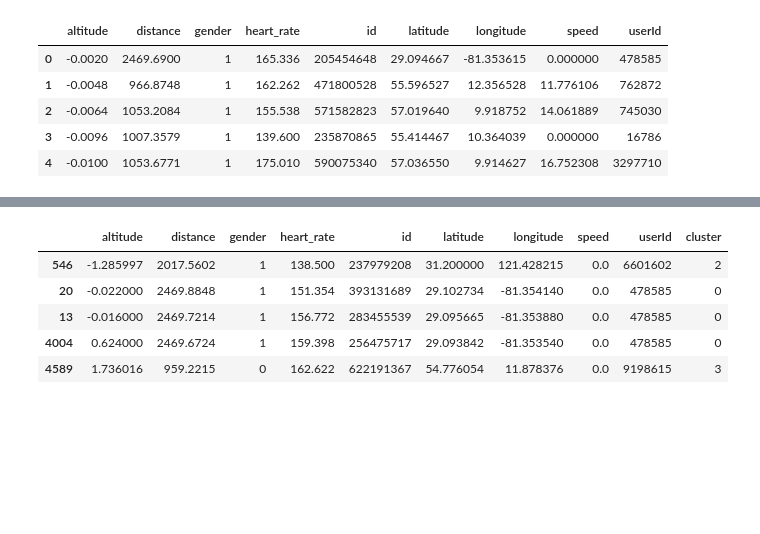
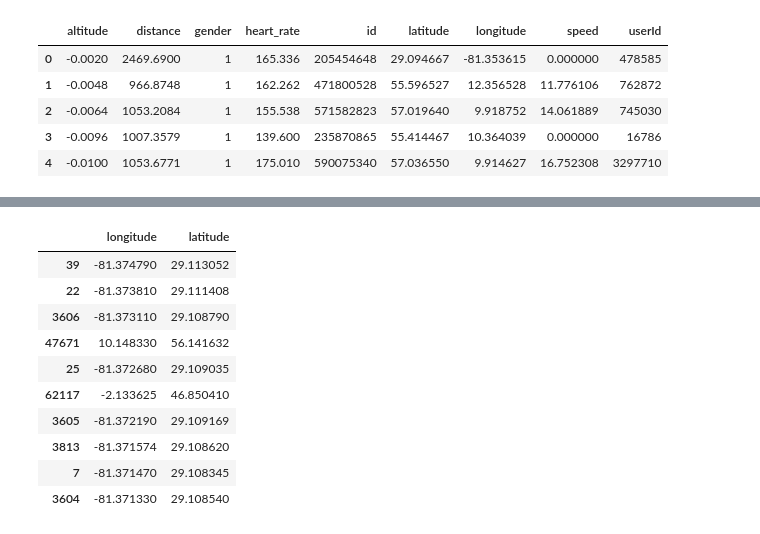
Before and after one commit to PCU-IT-2016/BigData-Endomondo, a Jupyter notebook: Notebook/Recommendation.ipynb, the cells around one changed output, grey strips where cells are left out. Saved outputs shown, nothing was run; the diff lists cells and outputs as text; code cells hidden in the pictures; blank space fills up the shorter version.

```diff
--- a/Notebook/Recommendation.ipynb
+++ b/Notebook/Recommendation.ipynb
@@ -254,20 +245,27 @@ plt.scatter(km_model.cluster_centers_[:, 0], km_model.cluster_centers_[:, 1], ma
 # %%
-def recommend_byloc(user_id, n_recommendations=5):
+def recommend_byclustloc(user_id, n_recommendations=5):
     global km_model
     global scaled_run_df
 
+    # Get user's cluster
     temp_df = scaled_run_df.loc[run_df.userId == user_id, ['longitude', 'latitude']]
     temp_df = temp_df.mean().values.reshape(1, -1)
     predictions = km_model.predict(temp_df)
     print(predictions)
 
-    cluster_member = scaled_run_df.loc[(scaled_run_df['cluster'] == predictions[0])]
-    print(cluster_member.cluster.unique())
-    X = cluster_member.loc[:, ['longitude', 'latitude']]
+    # Get user friends
+    mask = (scaled_run_df['cluster'] == predictions[0]) & (run_df.userId != user_id)
+    cluster_member = scaled_run_df.loc[mask].reset_index(drop=True)
+
+    temp_df2 = scaled_run_df.loc[mask].reset_index(drop=True)
+
+    # Prepare friends
+    X = cluster_member.loc[cluster_member.userId != user_id, ['longitude', 'latitude']]
     plt.scatter(X.longitude, X.latitude)
     plt.show()
 
+    # Get the nearest friend from cluster
     model = NearestNeighbors(n_neighbors=n_recommendations).fit(X)
     predictions = model.kneighbors(temp_df)
 
-    return predictions
+    return predictions, temp_df2, temp_df, X
@@ -283,0 +272,3 @@ distances, indices
+# %%
+(distances, indices), temp_df, user, X = recommend_byclustloc(478585, 10)
+predictions, indices
@@ -292,0 +305,20 @@ scaled_run_df.loc[indices[0]]
+# %%
+def recommend_byloc(user_id, n_recommendations=5):
+    temp = run_df.loc[run_df.userId != user_id]
+
+    X = temp.loc[:, ['longitude', 'latitude']] # scaled_run_df.loc[scaled_run_df.userId != user_id, ['longitude', 'latitude']]
+
+    model = NearestNeighbors(n_neighbors=n_recommendations).fit(X)
+#     model.fit(X.loc[:, ['longitude', 'latitude']])
+
+    plt.scatter(X.longitude, X.latitude)
+    plt.show()
+
+    user = run_df.loc[run_df.userId == user_id, ['longitude', 'latitude']].mean()
+    print(user)
+
+    predictions = model.kneighbors(user.values.reshape(1, -1))
+    return predictions, X, user
+# %%
+(distances, indices), res_df, user = recommend_byloc(5850177, 10)
+distances, indices
@@ -293,9 +334,14 @@ scaled_run_df.loc[indices[0]]
 # %%
-run_df.loc[indices[0]]
+res_df.loc[indices[0]]
 # %% [output]
-|  | altitude | distance | gender | heart_rate | id | latitude | longitude | speed | userId | cluster |
-| 546 | -1.285997 | 2017.5602 | 1 | 138.500 | 237979208 | 31.200000 | 121.428215 | 0.0 | 6601602 | 2 |
-| 20 | -0.022000 | 2469.8848 | 1 | 151.354 | 393131689 | 29.102734 | -81.354140 | 0.0 | 478585 | 0 |
-| 13 | -0.016000 | 2469.7214 | 1 | 156.772 | 283455539 | 29.095665 | -81.353880 | 0.0 | 478585 | 0 |
-| 4004 | 0.624000 | 2469.6724 | 1 | 159.398 | 256475717 | 29.093842 | -81.353540 | 0.0 | 478585 | 0 |
-| 4589 | 1.736016 | 959.2215 | 0 | 162.622 | 622191367 | 54.776054 | 11.878376 | 0.0 | 9198615 | 3 |
+|  | longitude | latitude |
+| 39 | -81.374790 | 29.113052 |
+| 22 | -81.373810 | 29.111408 |
+| 3606 | -81.373110 | 29.108790 |
+| 47671 | 10.148330 | 56.141632 |
+| 25 | -81.372680 | 29.109035 |
+| 62117 | -2.133625 | 46.850410 |
+| 3605 | -81.372190 | 29.109169 |
+| 3813 | -81.371574 | 29.108620 |
+| 7 | -81.371470 | 29.108345 |
+| 3604 | -81.371330 | 29.108540 |
```
Also changed, not shown: parts of 30 cells of this notebook, 14 other files.
